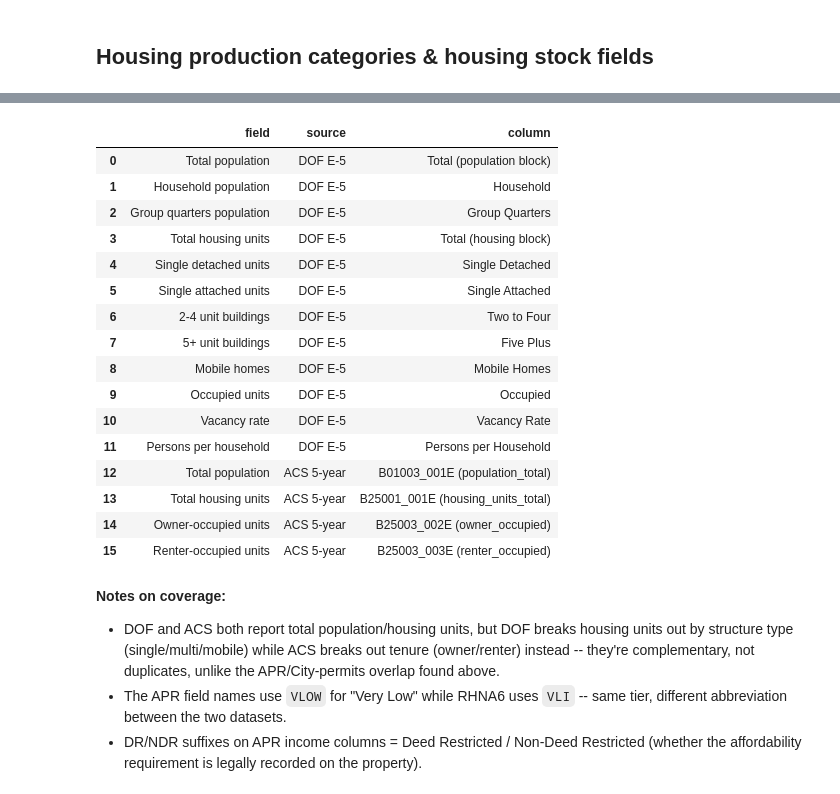
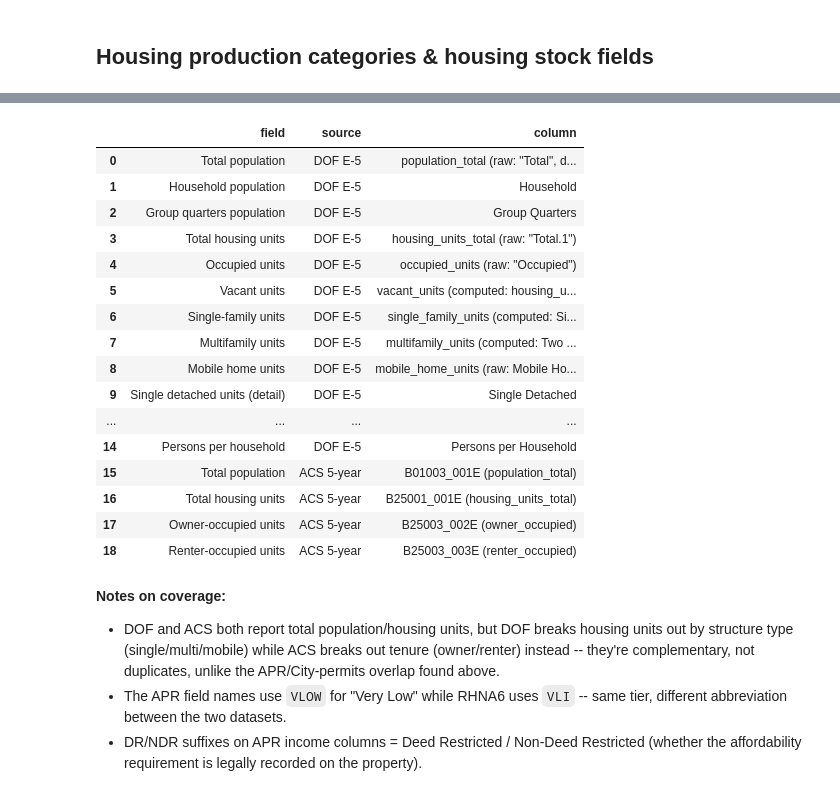
Before and after one commit to laurenthanhvo/chpd-dashboard-data-validation, a Jupyter notebook: van's work/notebooks/rhna_housing_production.ipynb, the cells around one changed output, grey strips where cells are left out. Saved outputs shown, nothing was run; the diff lists cells and outputs as text; code cells hidden in the pictures.

```diff
--- a/van's work/notebooks/rhna_housing_production.ipynb
+++ b/van's work/notebooks/rhna_housing_production.ipynb
@@ -936,43 +955,46 @@ production_categories
 | 19 | Preservation (existing affordable... | n/a | APR Table F (not yet loaded in th... | see sd_apr_f_preservation_city_ye... |
 # %%
 stock_fields = pd.DataFrame([
-    {"field": "Total population", "source": "DOF E-5", "column": "Total (population block)"},
+    {"field": "Total population", "source": "DOF E-5", "column": "population_total (raw: \"Total\", disambiguated from housing_units_total)"},
     {"field": "Household population", "source": "DOF E-5", "column": "Household"},
     {"field": "Group quarters population", "source": "DOF E-5", "column": "Group Quarters"},
-    {"field": "Total housing units", "source": "DOF E-5", "column": "Total (housing block)"},
-    {"field": "Single detached units", "source": "DOF E-5", "column": "Single Detached"},
-    {"field": "Single attached units", "source": "DOF E-5", "column": "Single Attached"},
-    {"field": "2-4 unit buildings", "source": "DOF E-5", "column": "Two to Four"},
-    {"field": "5+ unit buildings", "source": "DOF E-5", "column": "Five Plus"},
-    {"field": "Mobile homes", "source": "DOF E-5", "column": "Mobile Homes"},
-    {"field": "Occupied units", "source": "DOF E-5", "column": "Occupied"},
+    {"field": "Total housing units", "source": "DOF E-5", "column": "housing_units_total (raw: \"Total.1\")"},
+    {"field": "Occupied units", "source": "DOF E-5", "column": "occupied_units (raw: \"Occupied\")"},
+    {"field": "Vacant units", "source": "DOF E-5", "column": "vacant_units (computed: housing_units_total - Occupied)"},
+    {"field": "Single-family units", "source": "DOF E-5", "column": "single_family_units (computed: Single Detached + Single Attached)"},
+    {"field": "Multifamily units", "source": "DOF E-5", "column": "multifamily_units (computed: Two to Four + Five Plus)"},
+    {"field": "Mobile home units", "source": "DOF E-5", "column": "mobile_home_units (raw: Mobile Homes)"},
+    {"field": "Single detached units (detail)", "source": "DOF E-5", "column": "Single Detached"},
+    {"field": "Single attached units (detail)", "source": "DOF E-5", "column": "Single Attached"},
+    {"field": "2-4 unit buildings (detail)", "source": "DOF E-5", "column": "Two to Four"},
+    {"field": "5+ unit buildings (detail)", "source": "DOF E-5", "column": "Five Plus"},
     {"field": "Vacancy rate", "source": "DOF E-5", "column": "Vacancy Rate"},
     {"field": "Persons per household", "source": "DOF E-5", "column": "Persons per Household"},
     {"field": "Total population", "source": "ACS 5-year", "column": "B01003_001E (population_total)"},
     {"field": "Total housing units", "source": "ACS 5-year", "column": "B25001_001E (housing_units_total)"},
     {"field": "Owner-occupied units", "source": "ACS 5-year", "column": "B25003_002E (owner_occupied)"},
     {"field": "Renter-occupied units", "source": "ACS 5-year", "column": "B25003_003E (renter_occupied)"},
 ])
 stock_fields.to_csv(DOCS_DIR / "housing_stock_fields.csv", index=False)
 stock_fields
 # %% [output]
 |  | field | source | column |
-| 0 | Total population | DOF E-5 | Total (population block) |
+| 0 | Total population | DOF E-5 | population_total (raw: "Total", d... |
 | 1 | Household population | DOF E-5 | Household |
 | 2 | Group quarters population | DOF E-5 | Group Quarters |
-| 3 | Total housing units | DOF E-5 | Total (housing block) |
-| 4 | Single detached units | DOF E-5 | Single Detached |
-| 5 | Single attached units | DOF E-5 | Single Attached |
-| 6 | 2-4 unit buildings | DOF E-5 | Two to Four |
-| 7 | 5+ unit buildings | DOF E-5 | Five Plus |
-| 8 | Mobile homes | DOF E-5 | Mobile Homes |
-| 9 | Occupied units | DOF E-5 | Occupied |
-| 10 | Vacancy rate | DOF E-5 | Vacancy Rate |
-| 11 | Persons per household | DOF E-5 | Persons per Household |
-| 12 | Total population | ACS 5-year | B01003_001E (population_total) |
-| 13 | Total housing units | ACS 5-year | B25001_001E (housing_units_total) |
-| 14 | Owner-occupied units | ACS 5-year | B25003_002E (owner_occupied) |
-| 15 | Renter-occupied units | ACS 5-year | B25003_003E (renter_occupied) |
+| 3 | Total housing units | DOF E-5 | housing_units_total (raw: "Total.1") |
+| 4 | Occupied units | DOF E-5 | occupied_units (raw: "Occupied") |
+| 5 | Vacant units | DOF E-5 | vacant_units (computed: housing_u... |
+| 6 | Single-family units | DOF E-5 | single_family_units (computed: Si... |
+| 7 | Multifamily units | DOF E-5 | multifamily_units (computed: Two ... |
+| 8 | Mobile home units | DOF E-5 | mobile_home_units (raw: Mobile Ho... |
+| 9 | Single detached units (detail) | DOF E-5 | Single Detached |
+| ... | ... | ... | ... |
+| 14 | Persons per household | DOF E-5 | Persons per Household |
+| 15 | Total population | ACS 5-year | B01003_001E (population_total) |
+| 16 | Total housing units | ACS 5-year | B25001_001E (housing_units_total) |
+| 17 | Owner-occupied units | ACS 5-year | B25003_002E (owner_occupied) |
+| 18 | Renter-occupied units | ACS 5-year | B25003_003E (renter_occupied) |
 # %% [markdown]
 **Notes on coverage:**
 
```
Also changed, not shown: parts of 11 cells of this notebook, 1 other file.
